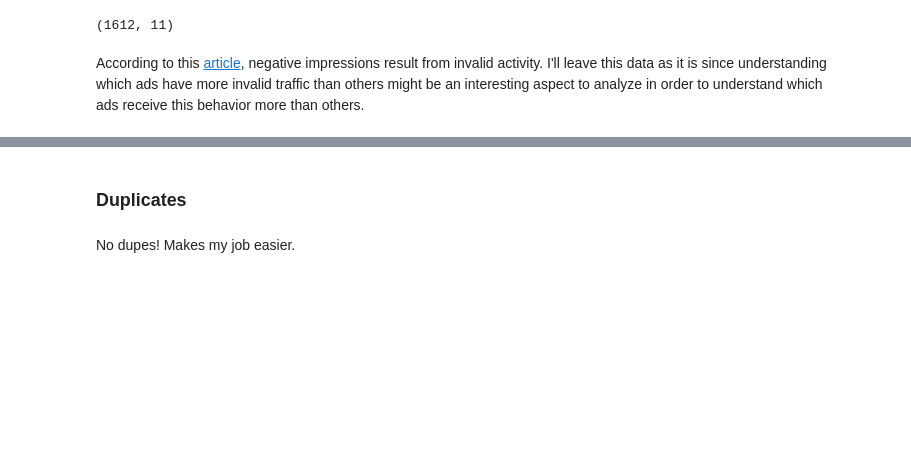
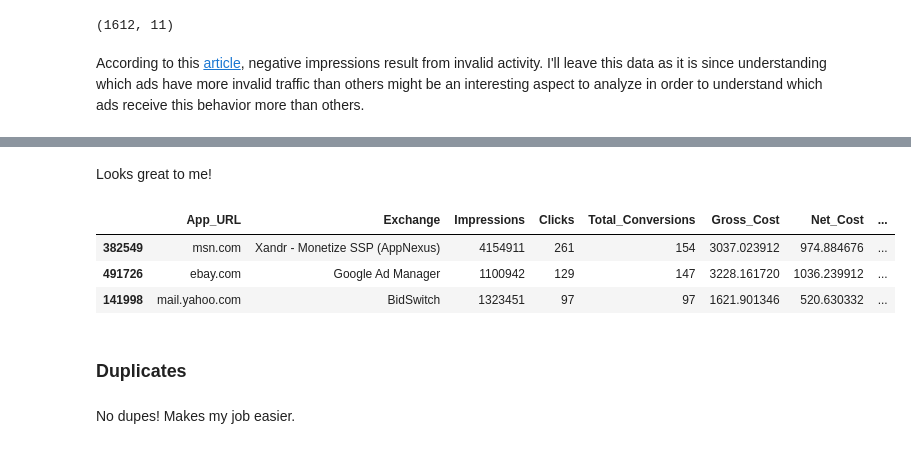
Before and after one commit to jmgcito/Media-Campaign-Analysis, a Jupyter notebook: Media_Campaign_Data_Cleanup.ipynb, the cells around one changed output, grey strips where cells are left out. Drawn from its saved outputs; the diff is of its cells as text; code cells hidden in the pictures; blank space fills up the shorter version.

```diff
--- a/Media_Campaign_Data_Cleanup.ipynb
+++ b/Media_Campaign_Data_Cleanup.ipynb
@@ -575,0 +625,2 @@ According to this [article](https://support.google.com/admanager/thread/17761370
+# %%
+inventory_viewability_clean = pd.concat([desktop_inventory, mobile_inventory]).reset_index(drop=True)
@@ -576,3 +639,14 @@ According to this [article](https://support.google.com/admanager/thread/17761370
+# %%
+inventory_viewability_clean.loc[:, 'Profit'] = inventory_viewability_clean.Conversions_Revenue - inventory_viewability_clean.Gross_Cost
+# %% [markdown]
+Looks great to me!
+# %%
+inventory_viewability_clean.sort_values('Profit', ascending=False).head(3)
+# %% [output]
+|  | App_URL | Exchange | Impressions | Clicks | Total_Conversions | Gross_Cost | Net_Cost | ... |
+| 382549 | msn.com | Xandr - Monetize SSP (AppNexus) | 4154911 | 261 | 154 | 3037.023912 | 974.884676 | ... |
+| 491726 | ebay.com | Google Ad Manager | 1100942 | 129 | 147 | 3228.161720 | 1036.239912 | ... |
+| 141998 | mail.yahoo.com | BidSwitch | 1323451 | 97 | 97 | 1621.901346 | 520.630332 | ... |
 # %% [markdown]
 ### Duplicates
 # %% [markdown]
```
Also changed, not shown: parts of 30 cells of this notebook.
